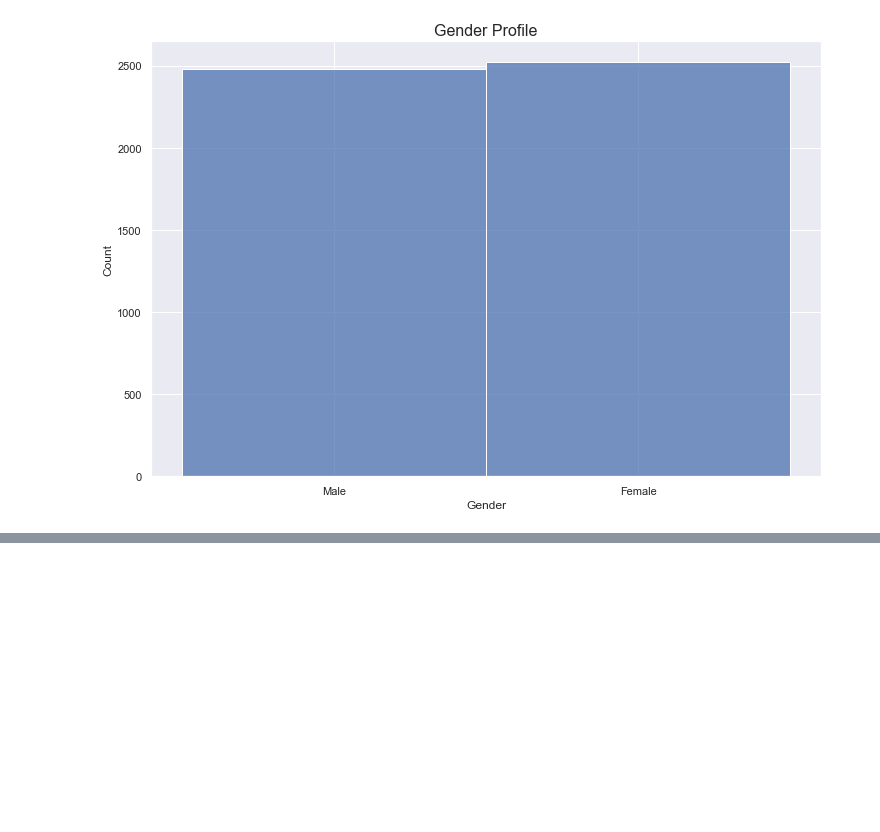
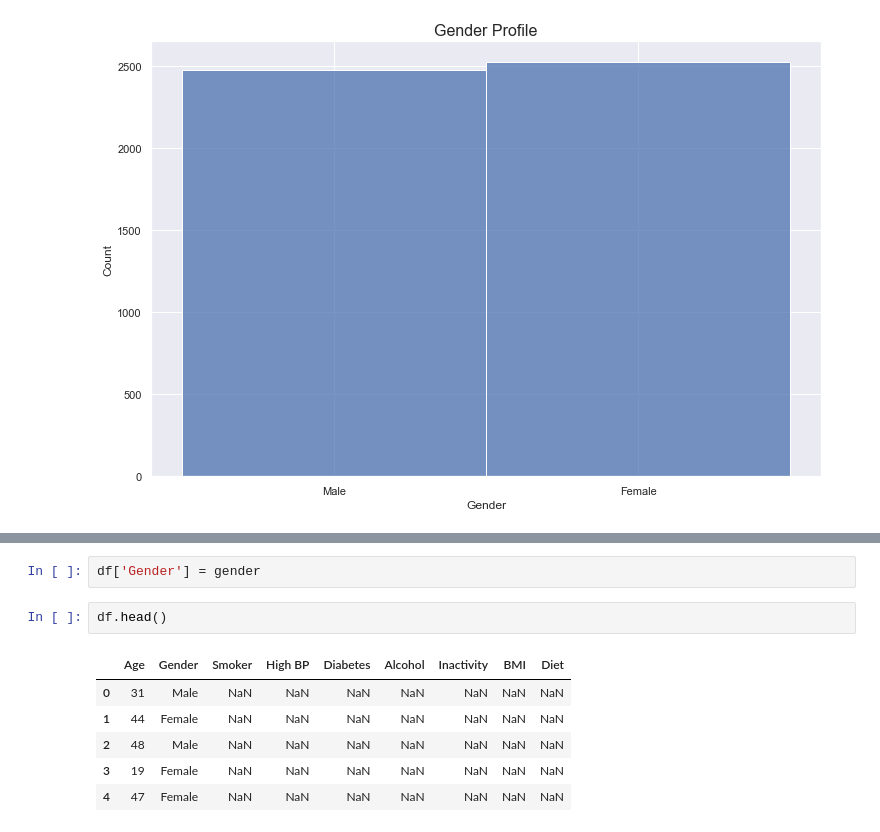
Before and after one commit to Sam-Tracey/PDA_Project_2021, a Jupyter notebook: Images/PDA_Project.ipynb, the cells around one changed output, grey strips where cells are left out. Cells and saved outputs as stored; diff of their text form; blank space fills up the shorter version.

```diff
--- a/Images/PDA_Project.ipynb
+++ b/Images/PDA_Project.ipynb
@@ -132,0 +146,11 @@ There are 98.33399444664815 males for every 100 females.
+# %%
+df['Gender'] = gender
+# %%
+df.head()
+# %% [output]
+|  | Age | Gender | Smoker | High BP | Diabetes | Alcohol | Inactivity | BMI | Diet |
+| 0 | 31 | Male | NaN | NaN | NaN | NaN | NaN | NaN | NaN |
+| 1 | 44 | Female | NaN | NaN | NaN | NaN | NaN | NaN | NaN |
+| 2 | 48 | Male | NaN | NaN | NaN | NaN | NaN | NaN | NaN |
+| 3 | 19 | Female | NaN | NaN | NaN | NaN | NaN | NaN | NaN |
+| 4 | 47 | Female | NaN | NaN | NaN | NaN | NaN | NaN | NaN |
```
Also changed, not shown: parts of 13 cells of this notebook.
